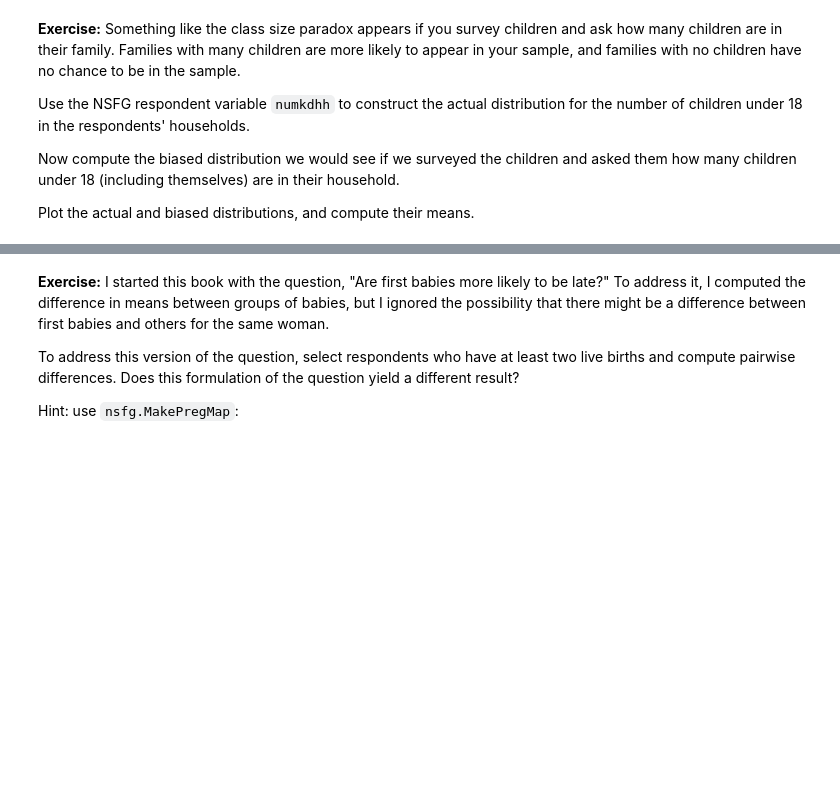
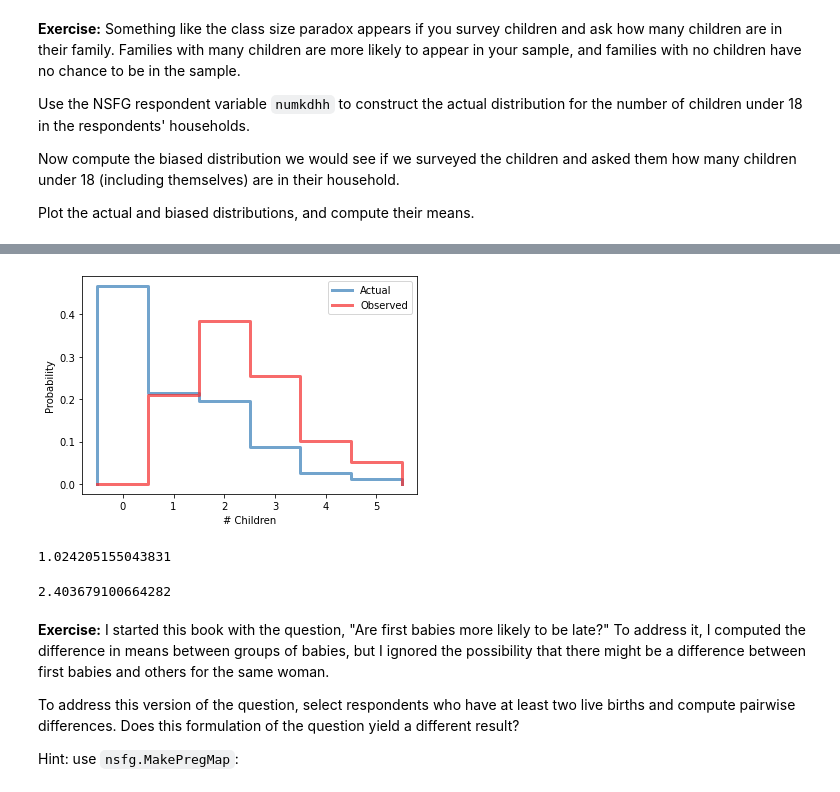
Before and after one commit to JohnL4/ThinkStats2, a Jupyter notebook: code/chap03ex.ipynb, the cells around one changed output, grey strips where cells are left out. Saved outputs shown, nothing was run; the diff lists cells and outputs as text; code cells hidden in the pictures; blank space fills up the shorter version.

```diff
--- a/code/chap03ex.ipynb
+++ b/code/chap03ex.ipynb
@@ -336,3 +341,19 @@ resp = nsfg.ReadFemResp()
+# %%
+numkdhh_pmf_biased = BiasPmf( numkdhh_pmf, label = 'Observed')
+# %%
+thinkplot.PrePlot(2)
+thinkplot.Pmfs([numkdhh_pmf, numkdhh_pmf_biased])
+thinkplot.Config( xlabel='# Children', ylabel='Probability')
+# %% [output]
+[figure, added]
+# %%
+numkdhh_pmf.Mean()
+# %% [output]
+1.024205155043831
+# %%
+numkdhh_pmf_biased.Mean()
+# %% [output]
+2.403679100664282
 # %% [markdown]
 **Exercise:** I started this book with the question, "Are first babies more likely to be late?" To address it, I computed the difference in means between groups of babies, but I ignored the possibility that there might be a difference between first babies and others for the same woman.
 
```
Also changed, not shown: parts of 11 cells of this notebook.
